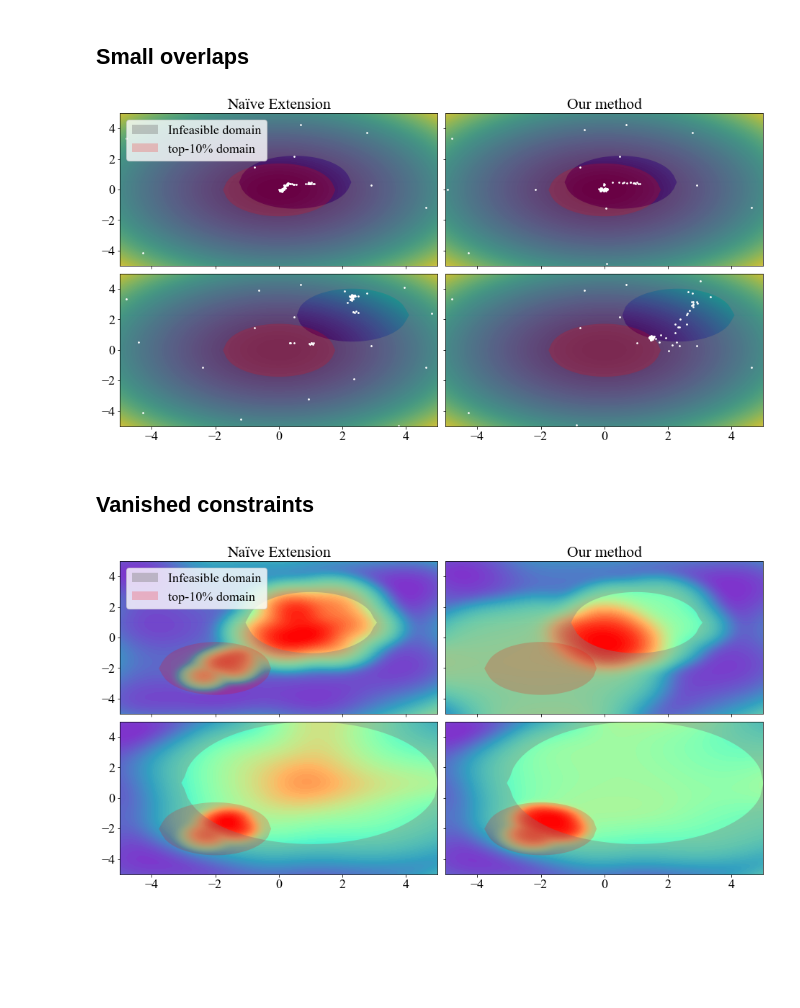
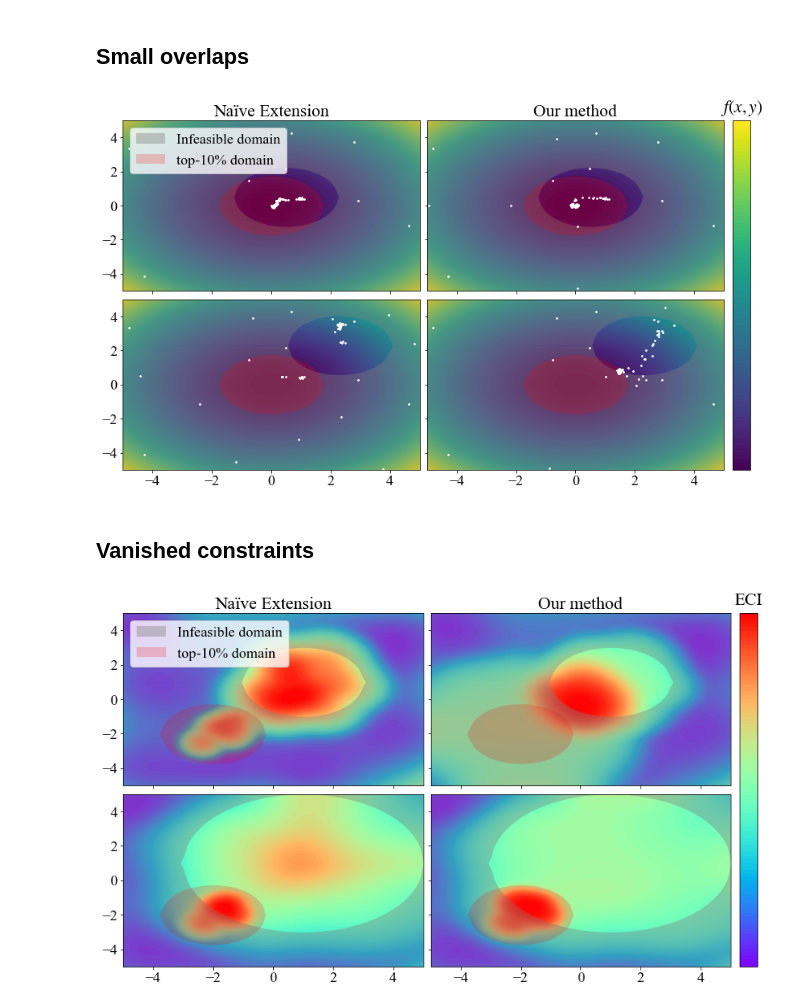
Before and after one commit to nabenabe0928/constrained-tpe, a Jupyter notebook: conceptual-figures.ipynb, the cells around one changed output. Saved outputs shown, nothing was run; the diff lists cells and outputs as text; code cells hidden in the pictures; blank space fills up the shorter version.

Commit message:
[feat] Add a colorbar to each conceptual viz

```diff
--- a/conceptual-figures.ipynb
+++ b/conceptual-figures.ipynb
@@ -52,6 +52,8 @@ def plot_domain(ax: plt.Axes, cx=3, cy=3, legend=True, fontsize=18):
     ax.fill_between(dx, lower_circle(dx, 0, 0), upper_circle(dx, 0, 0), color="red", alpha=0.2, linewidth=0.0, label="top-10% domain")
     if legend:
         ax.legend(loc="upper left", fontsize=fontsize)
+
+    return cont
 # %%
 import ConfigSpace as CS
 from optimizer import TPEOptimizer
@@ -96,34 +98,37 @@ def fetch_data(cx, cy, max_evals=100):
 # %%
 fig, axes = plt.subplots(
     ncols=2,
     nrows=2,
     figsize=(16, 8),
     gridspec_kw={"wspace": 0.025, "hspace": 0.05},
     sharey=True,
     sharex=True,
 )
 
 for r, center in enumerate([0.5, 2.3]):
     data_naive, data_ours = fetch_data(cx=center, cy=center, max_evals=100)
     legend = (r == 0)
 
     ax = axes[r][0]
     if r == 0:
         ax.set_title("Naïve Extension")
 
     plot_domain(ax, cx=center, cy=center, fontsize=18, legend=legend)
     ax.scatter(data_naive["x"], data_naive["y"], s=3, color="white")
 
     ax = axes[r][1]
     if r == 0:
         ax.set_title("Our method")
 
-    plot_domain(ax, cx=center, cy=center, legend=False)
+    cont = plot_domain(ax, cx=center, cy=center, legend=False)
     ax.scatter(data_ours["x"], data_ours["y"], s=3, color="white")
 
+cbar = fig.colorbar(cont, ax=axes.ravel().tolist(), pad=0.0125)
+cbar.ax.set_title("$f(x, y)$", y=1.01)
+cbar.set_ticks([])
 plt.savefig("small-overlap.pdf", bbox_inches='tight')
 # %% [output]
-[figure, old version]
+[figure, new version]
 # %% [markdown]
 ## Vanished constraints
 # %%
@@ -247,8 +254,12 @@ for r, rad in enumerate([2, 4]):
     if r == 0:
         ax.set_title("Our method")
 
-    plot_domain(ax, opt=opt_ours, rad=rad, legend=False)
+    cont = plot_domain(ax, opt=opt_ours, rad=rad, legend=False)
 
+
+cbar = fig.colorbar(cont, ax=axes.ravel().tolist(), pad=0.0125)
+cbar.ax.set_title("ECI", y=1.01)
+cbar.set_ticks([])
 plt.savefig("vanished-constraint.pdf", bbox_inches='tight')
 # %% [output]
-[figure, old version]
+[figure, new version]
```
Also changed, not shown: parts of 1 cell of this notebook.
